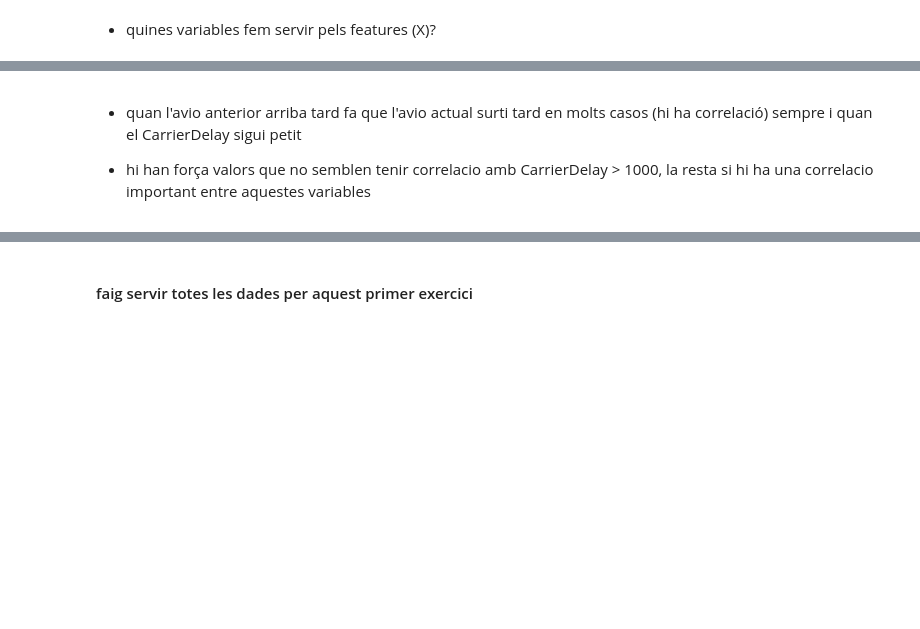
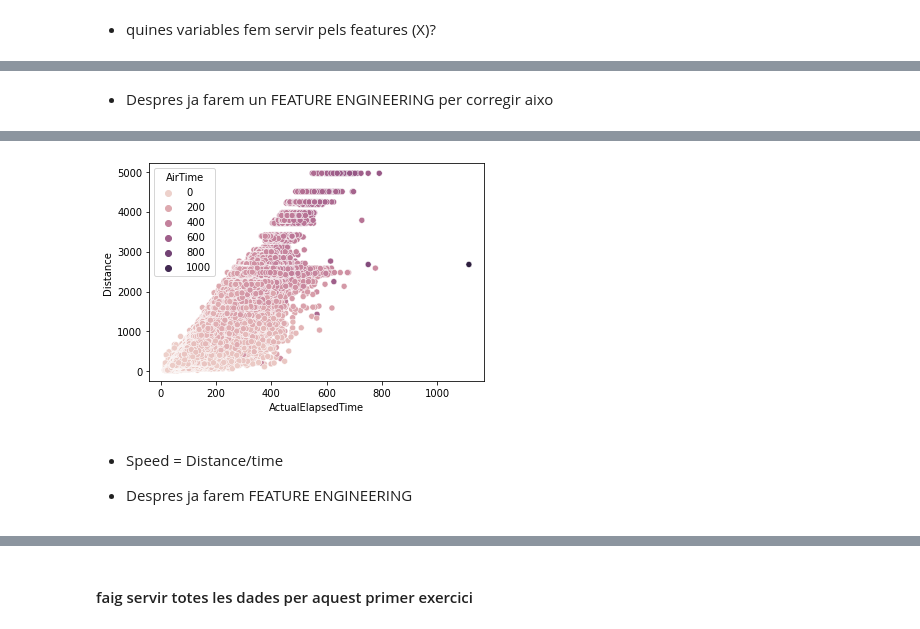
Before and after one commit to ManelForcales/Supervisat_Regressio, a Jupyter notebook: Sprint12 - Regressio.ipynb, the cells around one changed output, grey strips where cells are left out. Drawn from its saved outputs; the diff is of its cells as text; code cells hidden in the pictures; blank space fills up the shorter version.

```diff
--- a/Sprint12 - Regressio.ipynb
+++ b/Sprint12 - Regressio.ipynb
@@ -62,2 +94,5 @@ sns.scatterplot(x='ActualElapsedTime',y = 'CRSElapsedTime',data=X)
+# %% [markdown]
++ Despres ja farem un FEATURE ENGINEERING per corregir aixo
 # %%
-sns.scatterplot(x='LateAircraftDelay', y='DepDelay',hue='CarrierDelay',data=X)
+sns.scatterplot(x='ActualElapsedTime', y='Distance',hue='AirTime',data=X)
+# %% [output]
@@ -64,5 +100,6 @@ sns.scatterplot(x='LateAircraftDelay', y='DepDelay',hue='CarrierDelay',data=X)
+[figure, added]
-# %% [markdown]
-+ quan l'avio anterior arriba tard fa que l'avio actual surti tard en molts casos (hi ha correlació) sempre i quan el CarrierDelay sigui petit
-
-+ hi han força valors que no semblen tenir correlacio amb CarrierDelay > 1000, la resta si hi ha una correlacio important entre aquestes variables
+# %% [markdown]
++ Speed  = Distance/time
+
++ Despres ja farem FEATURE ENGINEERING
 # %%
```
Also changed, not shown: parts of 44 cells of this notebook.
